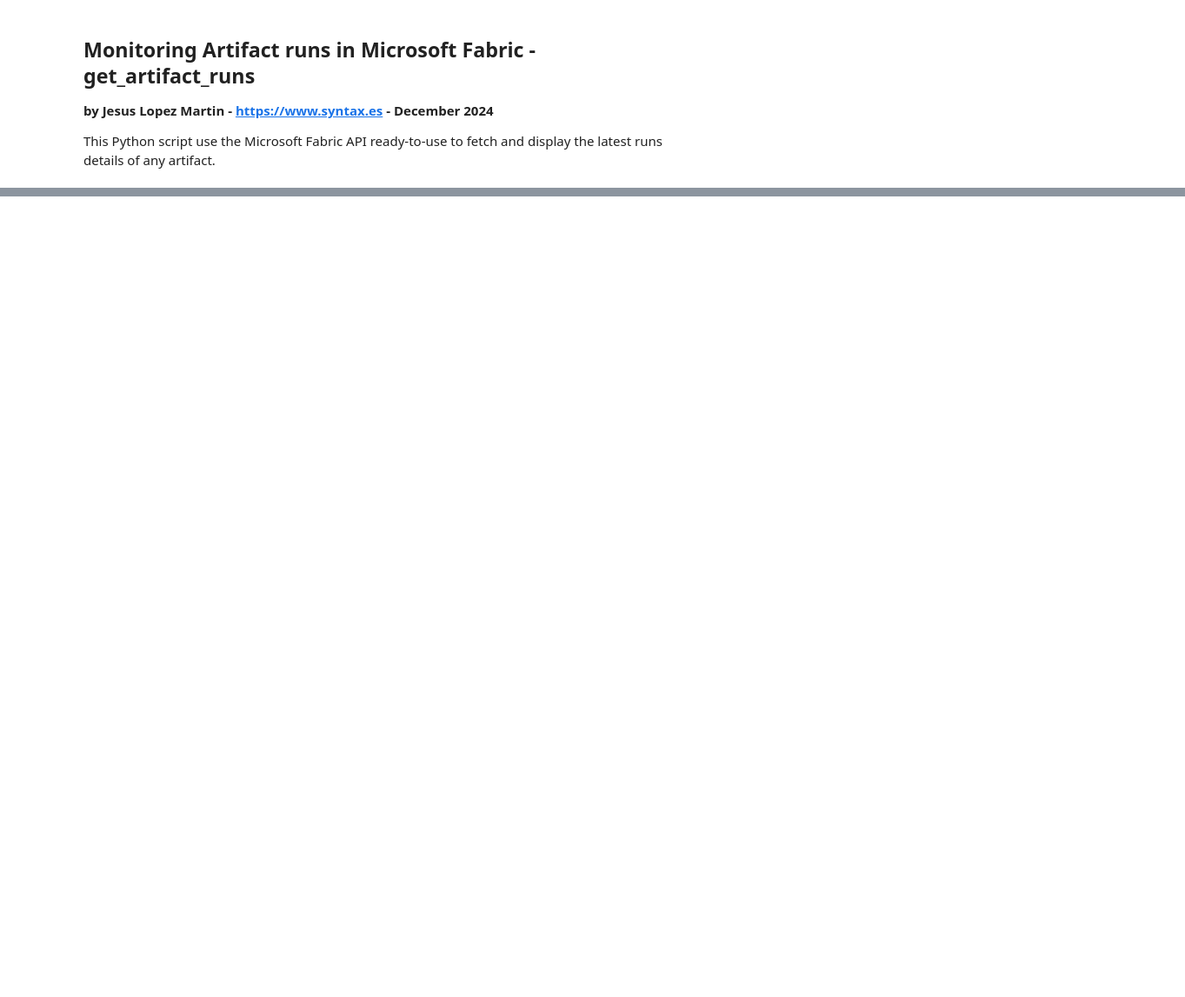
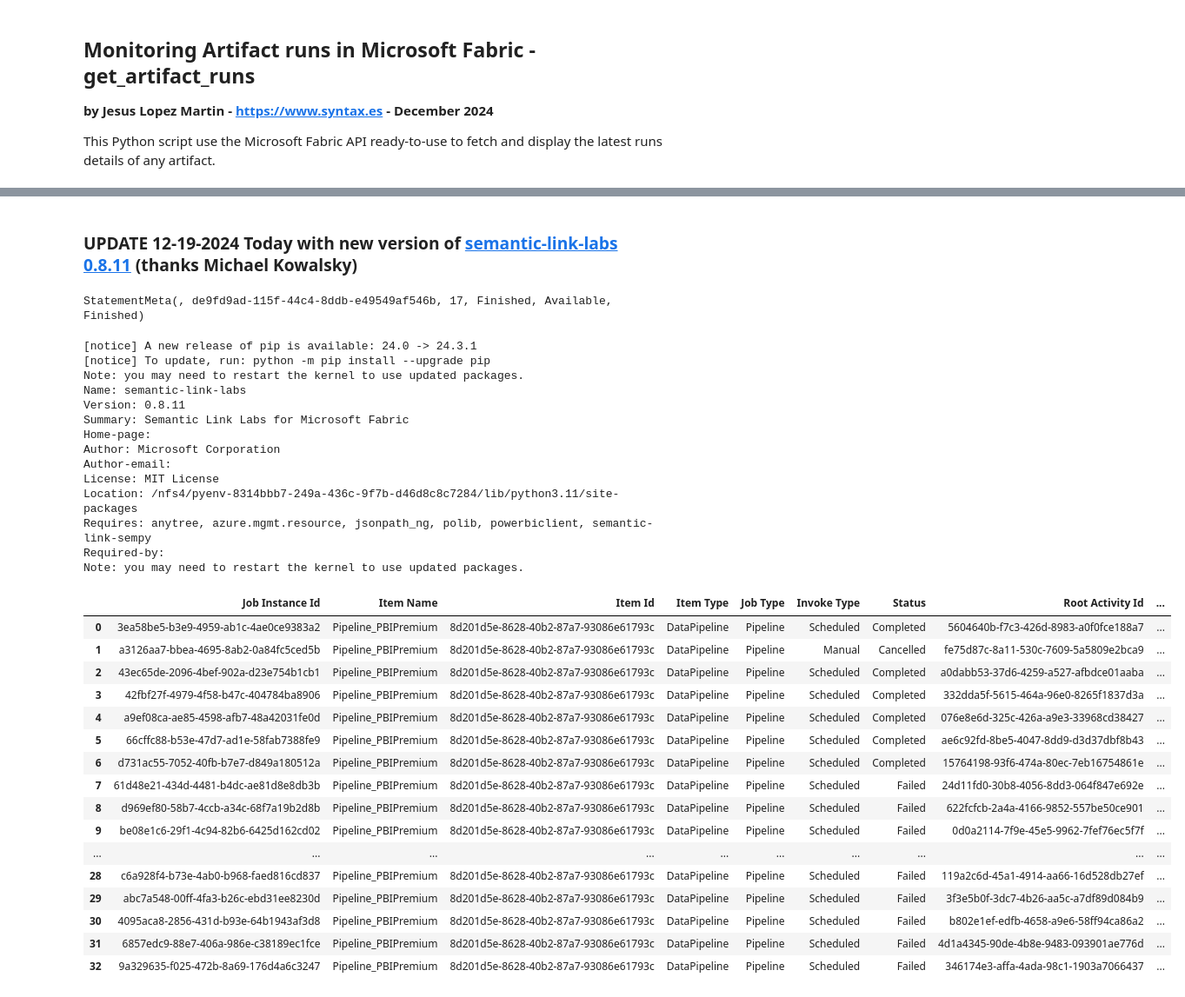
Before and after one commit to stjeloma/GemsFABRIC, a Jupyter notebook: MonitoringArtifact.ipynb, the cells around one changed output, grey strips where cells are left out. Shown at 87% size. Saved outputs shown, nothing was run; the diff lists cells and outputs as text; code cells hidden in the pictures; blank space fills up the shorter version.

Commit message:
Include new update from semantic-link-labs 0.8.11. Thanks Michael Kovalsky

```diff
--- a/MonitoringArtifact.ipynb
+++ b/MonitoringArtifact.ipynb
@@ -66,0 +67,39 @@ SynapseWidget(Synapse.DataFrame, 32fa4f37-d63f-45b0-8ba2-81acac9af96b)
+# %% [markdown]
+### **UPDATE 12-19-2024** Today with new version of [semantic-link-labs 0.8.11](https://github.com/microsoft/semantic-link-labs/releases/tag/0.8.11) (thanks **Michael Kowalsky**)
+# %%
+%pip install semantic-link-labs -q
+import sempy_labs as labs
+display(labs.list_item_job_instances(workspace="TESTS JLM CAPACITY F4",item="Pipeline_PBIPremium",type="DataPipeline"))
+# %% [output]
+StatementMeta(, de9fd9ad-115f-44c4-8ddb-e49549af546b, 17, Finished, Available, Finished)
+[notice] A new release of pip is available: 24.0 -> 24.3.1
+[notice] To update, run: python -m pip install --upgrade pip
+Note: you may need to restart the kernel to use updated packages.
+Name: semantic-link-labs
+Version: 0.8.11
+Summary: Semantic Link Labs for Microsoft Fabric
+Home-page:
+Author: Microsoft Corporation
+Author-email:
+License: MIT License
+Location: /nfs4/pyenv-8314bbb7-249a-436c-9f7b-d46d8c8c7284/lib/python3.11/site-packages
+Requires: anytree, azure.mgmt.resource, jsonpath_ng, polib, powerbiclient, semantic-link-sempy
+Required-by:
+Note: you may need to restart the kernel to use updated packages.
+|  | Job Instance Id | Item Name | Item Id | Item Type | Job Type | Invoke Type | Status | Root Activity Id | ... |
+| 0 | 3ea58be5-b3e9-4959-ab1c-4ae0ce9383a2 | Pipeline_PBIPremium | 8d201d5e-8628-40b2-87a7-93086e61793c | DataPipeline | Pipeline | Scheduled | Completed | 5604640b-f7c3-426d-8983-a0f0fce188a7 | ... |
+| 1 | a3126aa7-bbea-4695-8ab2-0a84fc5ced5b | Pipeline_PBIPremium | 8d201d5e-8628-40b2-87a7-93086e61793c | DataPipeline | Pipeline | Manual | Cancelled | fe75d87c-8a11-530c-7609-5a5809e2bca9 | ... |
+| 2 | 43ec65de-2096-4bef-902a-d23e754b1cb1 | Pipeline_PBIPremium | 8d201d5e-8628-40b2-87a7-93086e61793c | DataPipeline | Pipeline | Scheduled | Completed | a0dabb53-37d6-4259-a527-afbdce01aaba | ... |
+| 3 | 42fbf27f-4979-4f58-b47c-404784ba8906 | Pipeline_PBIPremium | 8d201d5e-8628-40b2-87a7-93086e61793c | DataPipeline | Pipeline | Scheduled | Completed | 332dda5f-5615-464a-96e0-8265f1837d3a | ... |
+| 4 | a9ef08ca-ae85-4598-afb7-48a42031fe0d | Pipeline_PBIPremium | 8d201d5e-8628-40b2-87a7-93086e61793c | DataPipeline | Pipeline | Scheduled | Completed | 076e8e6d-325c-426a-a9e3-33968cd38427 | ... |
+| 5 | 66cffc88-b53e-47d7-ad1e-58fab7388fe9 | Pipeline_PBIPremium | 8d201d5e-8628-40b2-87a7-93086e61793c | DataPipeline | Pipeline | Scheduled | Completed | ae6c92fd-8be5-4047-8dd9-d3d37dbf8b43 | ... |
+| 6 | d731ac55-7052-40fb-b7e7-d849a180512a | Pipeline_PBIPremium | 8d201d5e-8628-40b2-87a7-93086e61793c | DataPipeline | Pipeline | Scheduled | Completed | 15764198-93f6-474a-80ec-7eb16754861e | ... |
+| 7 | 61d48e21-434d-4481-b4dc-ae81d8e8db3b | Pipeline_PBIPremium | 8d201d5e-8628-40b2-87a7-93086e61793c | DataPipeline | Pipeline | Scheduled | Failed | 24d11fd0-30b8-4056-8dd3-064f847e692e | ... |
+| 8 | d969ef80-58b7-4ccb-a34c-68f7a19b2d8b | Pipeline_PBIPremium | 8d201d5e-8628-40b2-87a7-93086e61793c | DataPipeline | Pipeline | Scheduled | Failed | 622fcfcb-2a4a-4166-9852-557be50ce901 | ... |
+| 9 | be08e1c6-29f1-4c94-82b6-6425d162cd02 | Pipeline_PBIPremium | 8d201d5e-8628-40b2-87a7-93086e61793c | DataPipeline | Pipeline | Scheduled | Failed | 0d0a2114-7f9e-45e5-9962-7fef76ec5f7f | ... |
+| ... | ... | ... | ... | ... | ... | ... | ... | ... | ... |
+| 28 | c6a928f4-b73e-4ab0-b968-faed816cd837 | Pipeline_PBIPremium | 8d201d5e-8628-40b2-87a7-93086e61793c | DataPipeline | Pipeline | Scheduled | Failed | 119a2c6d-45a1-4914-aa66-16d528db27ef | ... |
+| 29 | abc7a548-00ff-4fa3-b26c-ebd31ee8230d | Pipeline_PBIPremium | 8d201d5e-8628-40b2-87a7-93086e61793c | DataPipeline | Pipeline | Scheduled | Failed | 3f3e5b0f-3dc7-4b26-aa5c-a7df89d084b9 | ... |
+| 30 | 4095aca8-2856-431d-b93e-64b1943af3d8 | Pipeline_PBIPremium | 8d201d5e-8628-40b2-87a7-93086e61793c | DataPipeline | Pipeline | Scheduled | Failed | b802e1ef-edfb-4658-a9e6-58ff94ca86a2 | ... |
+| 31 | 6857edc9-88e7-406a-986e-c38189ec1fce | Pipeline_PBIPremium | 8d201d5e-8628-40b2-87a7-93086e61793c | DataPipeline | Pipeline | Scheduled | Failed | 4d1a4345-90de-4b8e-9483-093901ae776d | ... |
+| 32 | 9a329635-f025-472b-8a69-176d4a6c3247 | Pipeline_PBIPremium | 8d201d5e-8628-40b2-87a7-93086e61793c | DataPipeline | Pipeline | Scheduled | Failed | 346174e3-affa-4ada-98c1-1903a7066437 | ... |
```
Also changed, not shown: parts of 3 cells of this notebook.
